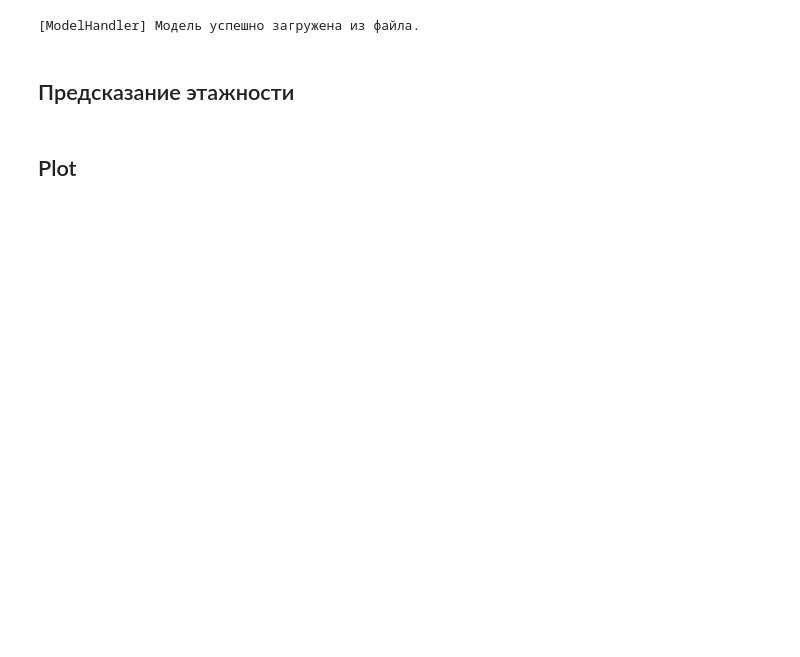
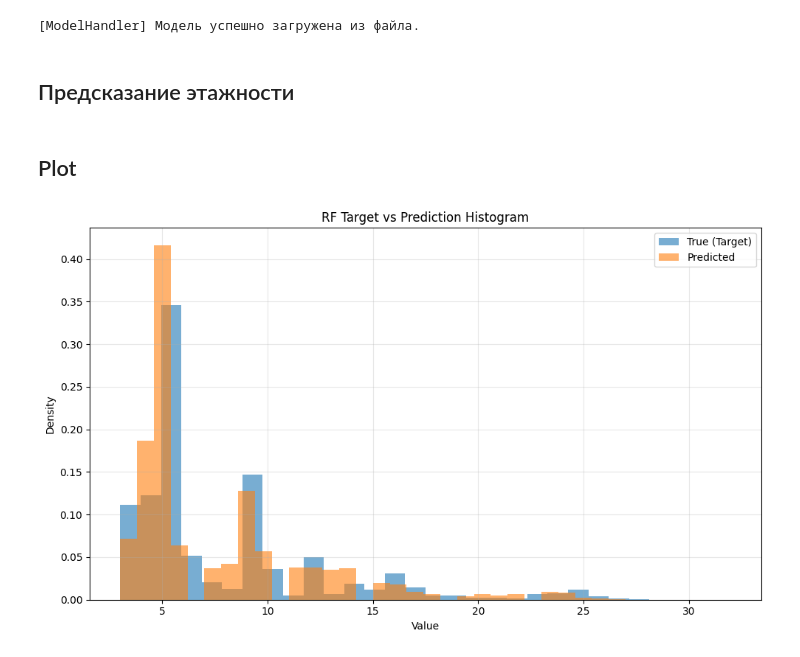
Before and after one commit to IDUclub/floor-predictor, a Jupyter notebook: pipeline.ipynb, the cells around one changed output. Cells and saved outputs as stored; diff of their text form; code cells hidden in the pictures; blank space fills up the shorter version.

```diff
--- a/pipeline.ipynb
+++ b/pipeline.ipynb
@@ -70,12 +110,11 @@ from osm_height_predictor.geo import (BuildingPreprocessor,
                                 StoreyModelTrainer)
 # %%
 # Define the folder path
-folder_path = "data/data_spb+towns/input_data_for_train"
-
+folder_path = "data/"
 pkl_files = [
     os.path.join(folder_path, f)
     for f in os.listdir(folder_path)
-    if f.endswith(".pickle")
+    if f.endswith(".pkl")
 ]
 
 df_list = [pd.read_pickle(f).to_crs(4326) for f in pkl_files]
@@ -83,16 +122,14 @@ df_building = (
     pd.concat(df_list, ignore_index=True)
     .rename(columns={"building:levels": "storey"})
     .dropna(subset=["storey"])
+    .select_dtypes(exclude=['object', 'string'])
+    .drop(columns=['id'])
 )
 
 df_building["storey"] = df_building["storey"].astype(int)
 
 df_building = df_building[df_building["is_living"] == 1].reset_index(drop=True)
 df_building = df_building[(df_building["storey"] > 2)]
-
-
-print(f"Loaded {len(df_list)} files.")
-print(df_building.info())
 # %%
 # 1. Предобработка
 prep = BuildingPreprocessor(df_building)
@@ -123,24 +159,30 @@ y_pred = model.predict(X_test)
+# %%
+y_pred = trainer.predict(X_test)
 # %% [markdown]
 ## Plot
 # %%
+import numpy as np
+
 b_gem = df.to_crs(3857).centroid.copy()
 
 def plot_target_vs_prediction(
     y_true, y_pred, bins=30, title="RF Target vs Prediction Histogram"
 ):
     plt.figure(figsize=(10, 6))
     plt.hist(y_true, bins=bins, alpha=0.6, label="True (Target)", density=True)
     plt.hist(y_pred, bins=bins, alpha=0.6, label="Predicted", density=True)
     plt.xlabel("Value")
     plt.ylabel("Density")
     plt.title(title)
     plt.legend()
     plt.grid(alpha=0.3)
     plt.tight_layout()
     plt.show()
 
 
-plot_target_vs_prediction(y_test, y_pred)
+plot_target_vs_prediction(y_test, np.round(y_pred))
+# %% [output]
+[figure, added]
 # %%
 import matplotlib.pyplot as plt
 
```
Also changed, not shown: parts of 16 cells of this notebook, 20 other files.
